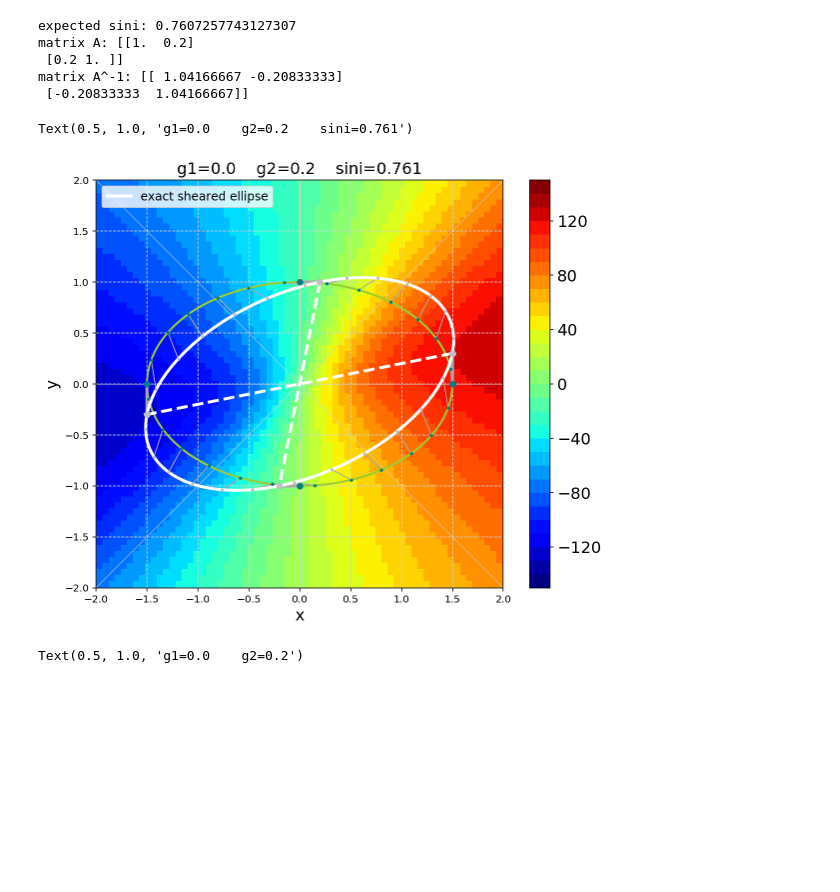
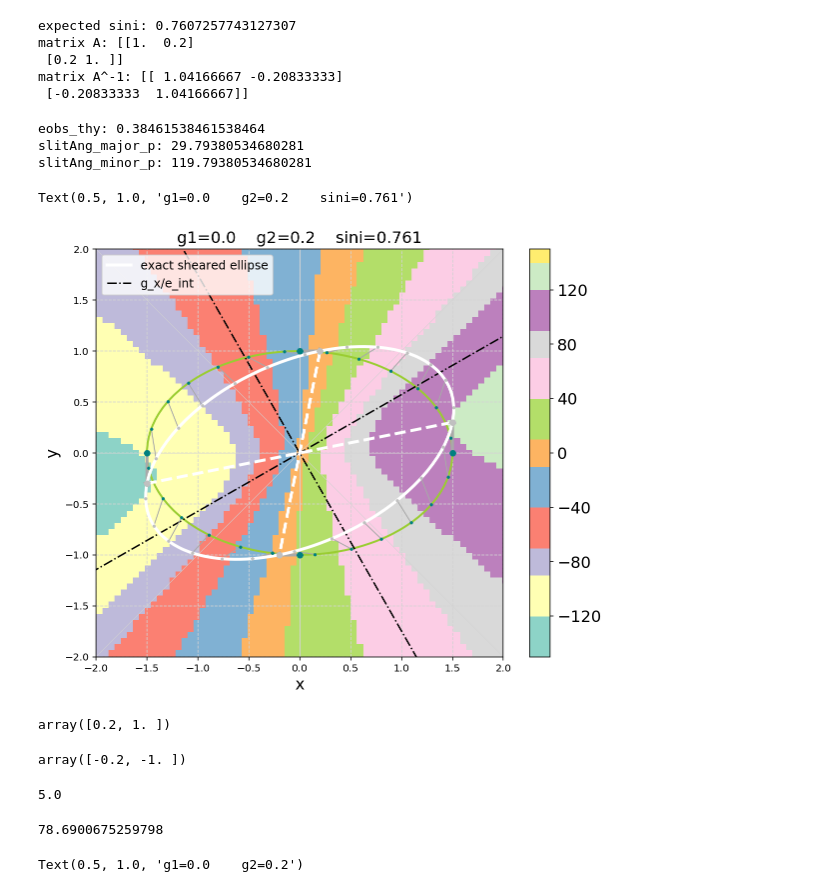
Before and after one commit to hungjinh/BinnedFit, a Jupyter notebook: notebook/branch_runs/gamma2/[demo] Galaxy velocity shear mapping.ipynb, the cells around one changed output. Cells and saved outputs as stored; diff of their text form; code cells hidden in the pictures; blank space fills up the shorter version.

Commit message:
gamma2 finished

```diff
--- a/notebook/branch_runs/gamma2/[demo] Galaxy velocity shear mapping.ipynb
+++ b/notebook/branch_runs/gamma2/[demo] Galaxy velocity shear mapping.ipynb
@@ -37,6 +37,30 @@ matrix A: [[1.  0.2]
  [0.2 1. ]]
 matrix A^-1: [[ 1.04166667 -0.20833333]
  [-0.20833333  1.04166667]]
+# %%
+eint_thy = cal_e_int(sini=sini)
+eobs_thy = cal_e_obs(e_int=eint_thy, gamma_p=gamma_p)
+theta_obs = cal_theta_obs(e_int=eint_thy, gamma_x=gamma_x)
+
+slitAng_major_p = theta_obs
+slitAng_minor_p = theta_obs + np.pi/2.
+
+bestfit_e_obs = eobs_thy
+print("eobs_thy:", eobs_thy)
+print("slitAng_major_p:", slitAng_major_p*180./np.pi)
+print("slitAng_minor_p:", slitAng_minor_p*180./np.pi)
+
+def line_pts(theta_deg):
+    L = 10.
+    thega_rad = theta_deg/180.*np.pi
+    xp = L*np.cos(thega_rad)
+    yp = L*np.sin(thega_rad)
+
+    return [xp, -xp], [yp, -yp]
+# %% [output]
+eobs_thy: 0.38461538461538464
+slitAng_major_p: 29.79380534680281
+slitAng_minor_p: 119.79380534680281
 # %%
 par_TF, _ = get_TFcube_pars()
 
@@ -154,49 +178,77 @@ pt_bottom_sheard = tip_pts_sheard[3]
 
 ax.plot([pt_left_sheard[0], pt_right_sheard[0]],[pt_left_sheard[1], pt_right_sheard[1]], linewidth=3, ls='--', color='white', zorder=3)
 ax.plot([pt_top_sheard[0], pt_bottom_sheard[0]],[pt_top_sheard[1], pt_bottom_sheard[1]], linewidth=3, ls='--', color='white', zorder=3)
+
 # =========================================
 
 # ===== velocity maps =====
 levels = MaxNLocator(nbins=30).tick_values(-150., 150.)
 #levels = MaxNLocator(nbins=35).tick_values(V_old.min(), V_old.max())
-norm = BoundaryNorm(levels, ncolors=plt.cm.jet.N, clip=True)
+norm = BoundaryNorm(levels, ncolors=plt.cm.Set3.N, clip=True)
 
 #Vmap = ax.pcolormesh(X, Y, V_old, cmap=plt.cm.jet, norm=norm, zorder=-2)
-#Vmap = ax.pcolormesh(X, Y, V_Rcorr, cmap=plt.cm.jet, norm=norm, zorder=-2)
-Vmap = ax.pcolormesh(X, Y, V_shear, cmap=plt.cm.jet, norm=norm, zorder=-2)
+#Vmap = ax.pcolormesh(X, Y, V_Rcorr, cmap=plt.cm.Set3, norm=norm, zorder=-2)
+Vmap = ax.pcolormesh(X, Y, V_shear, cmap=plt.cm.Set3, norm=norm, zorder=-2)
 
 
 # Vdiff = V_Rcorr-V_old
 # levels = MaxNLocator(nbins=30).tick_values(-7.,7.)
 # norm = BoundaryNorm(levels, ncolors=plt.cm.jet.N, clip=True)
 # Vmap = ax.pcolormesh(X, Y, Vdiff, cmap=plt.cm.jet, norm=norm, zorder=-2)
 
 fig.colorbar(Vmap, ax=ax)
 # =========================
 
+# ===== plot thy. sheared major axes =====
+
+x_M, y_M = line_pts(theta_deg=29.7938)
+ax.plot(x_M, y_M, color = 'k',ls='-.', label='g_x/e_int')
+
+x_m, y_m = line_pts(theta_deg=119.7938)
+ax.plot(x_m, y_m, color = 'k',ls='-.')
+
+# =========================# =============
 
 # ===== background corss =====
 ax.axhline(y=0,color='lightgray',zorder=-1,lw=0.5)
 ax.axvline(x=0,color='lightgray',zorder=-1,lw=0.5)
 ax.plot([-10, 10], [-10, 10], color = 'lightgray', zorder=-1,lw=0.5)
 ax.plot([ 10,-10], [-10, 10], color = 'lightgray', zorder=-1,lw=0.5)
 ax.grid(color='lightgray',linestyle='--')
 # ============================
 
 ax.legend(loc="upper left",prop={'size':12})
 
 axixlim = 2
 ax.set_xlim((-axixlim, axixlim))
 ax.set_ylim((-axixlim, axixlim))
 ax.set_aspect('equal')
 
 ax.set_xlabel('x', fontsize=16)
 ax.set_ylabel('y', fontsize=16)
 
 ax.set_title(f'g1={gamma_p}    g2={gamma_x}    sini={sini:.3f}', fontsize=16)
 # %% [output]
 Text(0.5, 1.0, 'g1=0.0    g2=0.2    sini=0.761')
-[figure, old version]
+[figure, new version]
+# %%
+pt_top_sheard
+# %% [output]
+array([0.2, 1. ])
+# %%
+pt_bottom_sheard
+# %% [output]
+array([-0.2, -1. ])
+# %%
+tan_theta = (pt_bottom_sheard[1]-pt_top_sheard[1])/(pt_bottom_sheard[0]-pt_top_sheard[0])
+tan_theta
+# %% [output]
+5.0
+# %%
+theta = np.arctan(tan_theta)
+theta/np.pi*180.
+# %% [output]
+78.6900675259798
 # %%
 fig, ax = plt.subplots(1,1, figsize=(9,7))
 plt.rc('font',size=16)
```
Also changed, not shown: parts of 2 cells of this notebook, 20 other files.
